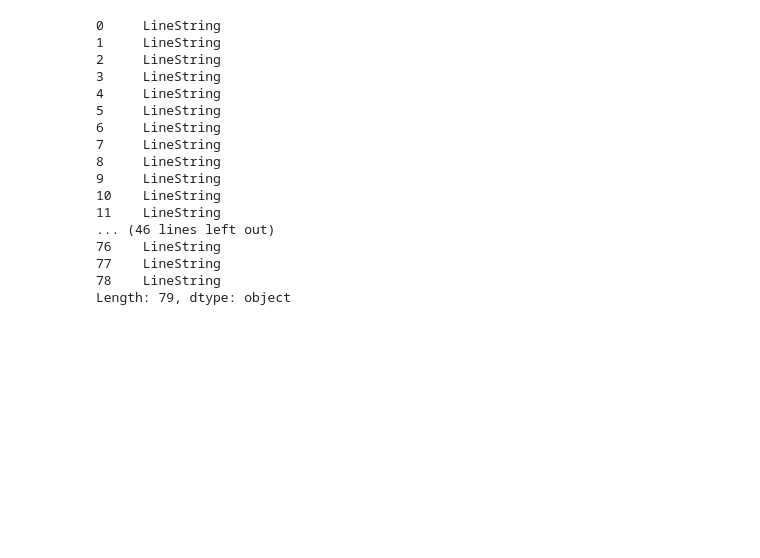
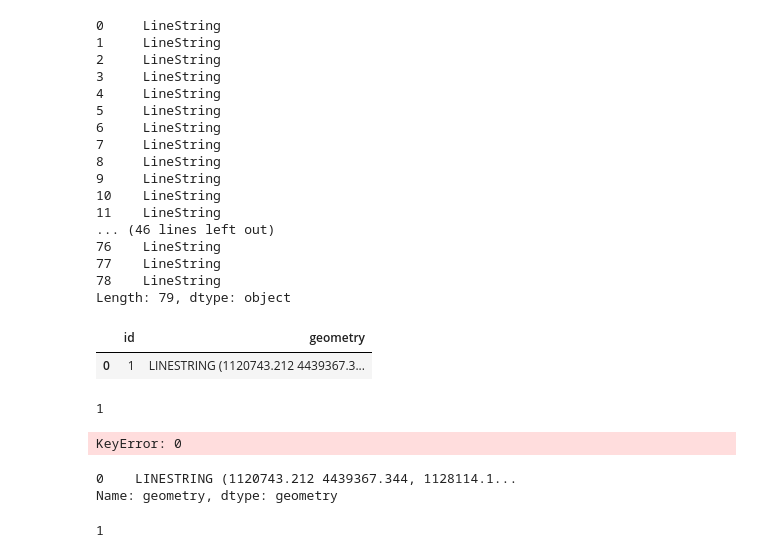
Before and after one commit to mauroalberti/gsf, a Jupyter notebook: checks/Check geopandas import.ipynb, the cells around one changed output. Saved outputs shown, nothing was run; the diff lists cells and outputs as text; code cells hidden in the pictures; blank space fills up the shorter version.

Commit message:
Implemented geopandas reading

```diff
--- a/checks/Check geopandas import.ipynb
+++ b/checks/Check geopandas import.ipynb
@@ -231,3 +231,25 @@ faults.type
 77    LineString
 78    LineString
 Length: 79, dtype: object
+# %%
+profile_src_pth = "/home/mauro/Documents/projects/gsf/example_data/timpa_san_lorenzo/profile.shp"
+# %%
+profile = geopandas.read_file(profile_src_pth)
+# %%
+profile
+# %% [output]
+|  | id | geometry |
+| 0 | 1 | LINESTRING (1120743.212 4439367.3... |
+# %%
+len(profile)
+# %% [output]
+1
+# %%
+profile[0]
+# %% [output]
+KeyError: 0
+# %%
+profile.geometry
+# %% [output]
+0    LINESTRING (1120743.212 4439367.344, 1128114.1...
+Name: geometry, dtype: geometry
@@ -233,0 +258,4 @@ Length: 79, dtype: object
+# %%
+len(geoms)
+# %% [output]
+1
```
Also changed, not shown: parts of 10 cells of this notebook, 4 other files.
